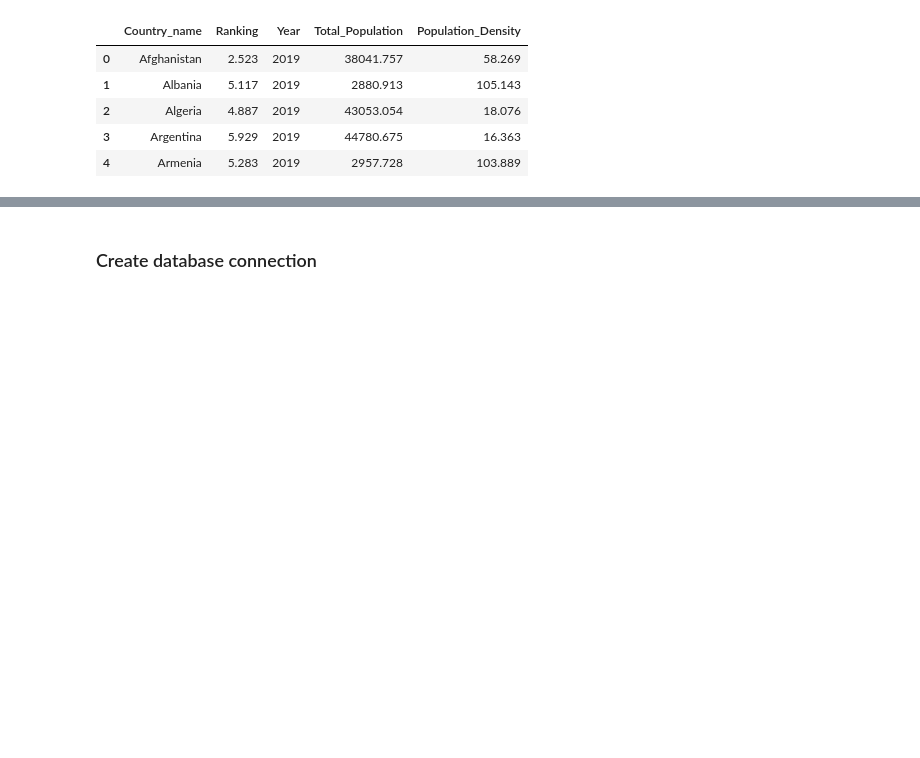
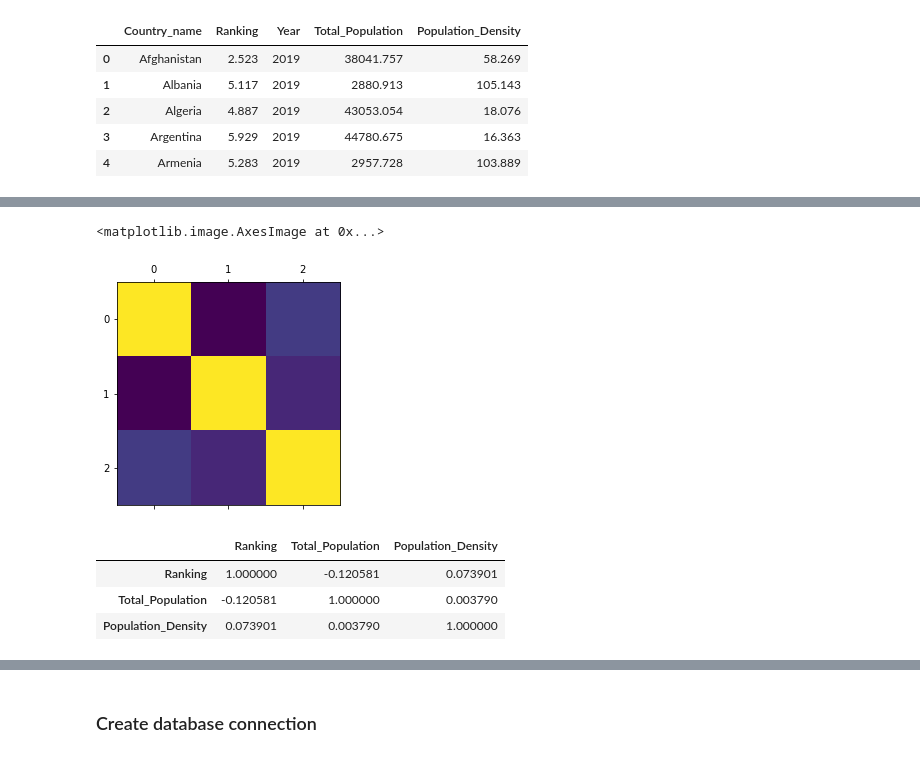
Before and after one commit to jdstrode/ETL-Challenge, a Jupyter notebook: da/templates/script_template.ipynb, the cells around one changed output, grey strips where cells are left out. Saved outputs shown, nothing was run; the diff lists cells and outputs as text; code cells hidden in the pictures; blank space fills up the shorter version.

Commit message:
Added code to starter file to display correaltion

```diff
--- a/da/templates/script_template.ipynb
+++ b/da/templates/script_template.ipynb
@@ -267,0 +286,20 @@ merged_df.head()
+# %%
+#Creating the correlation table
+no_year_corr = merged_df.drop(columns='Year')
+df_corr = no_year_corr.corr()
+# %%
+#plotting correaltion table
+plt.matshow(df_corr)
+# %% [output]
+<matplotlib.image.AxesImage at 0x...>
+[figure, added]
+# %%
+#Correlation table
+p_correlation_matrix_df = no_year_corr.corr()
+
+p_correlation_matrix_df
+# %% [output]
+|  | Ranking | Total_Population | Population_Density |
+| Ranking | 1.000000 | -0.120581 | 0.073901 |
+| Total_Population | -0.120581 | 1.000000 | 0.003790 |
+| Population_Density | 0.073901 | 0.003790 | 1.000000 |
```
Also changed, not shown: parts of 3 cells of this notebook.
